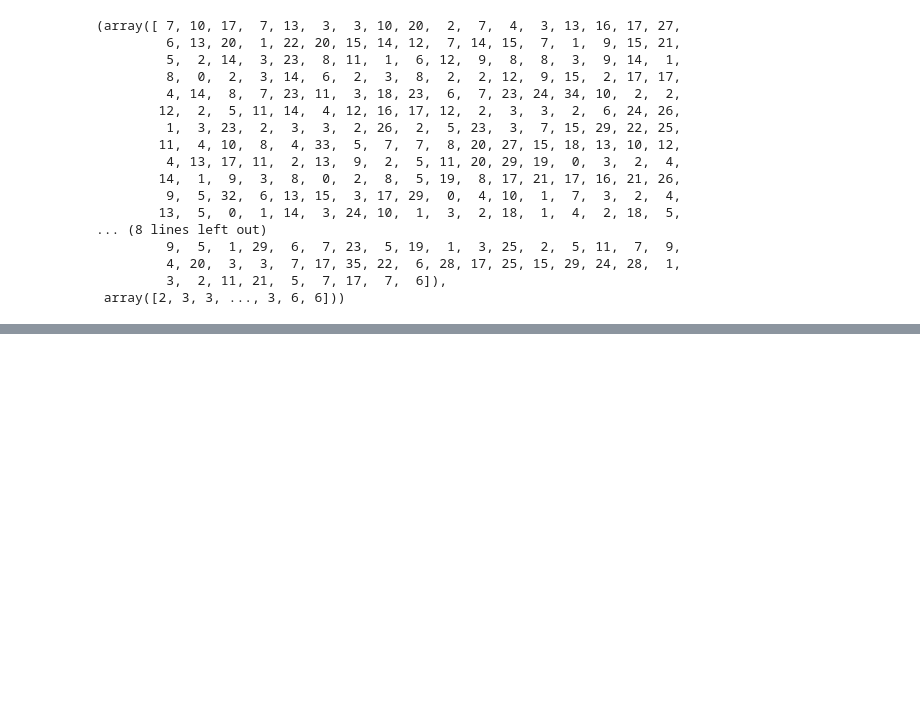
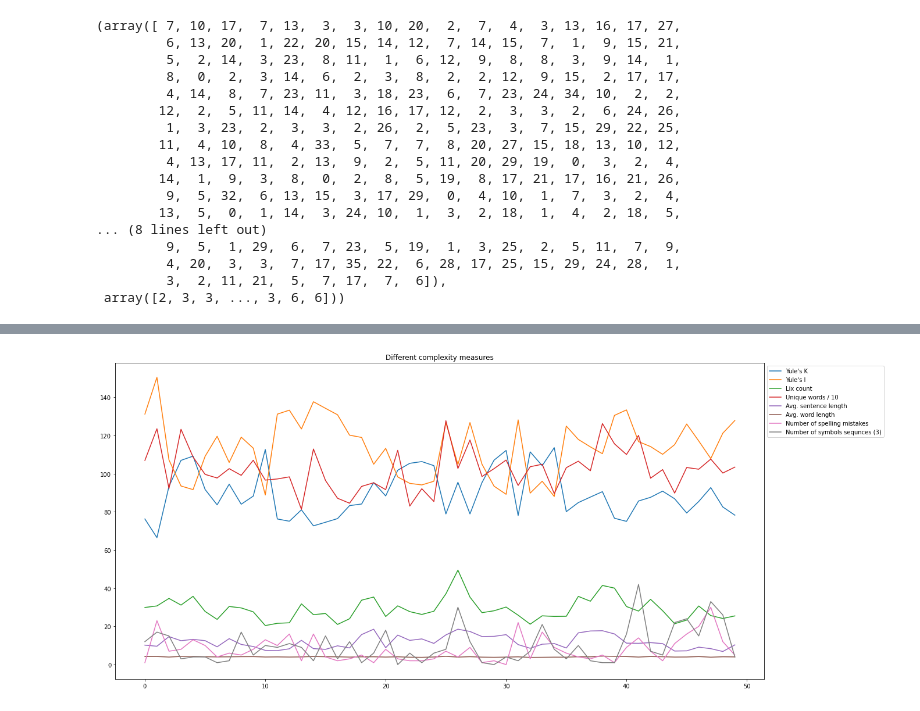
Before and after one commit to kroglkt/LP2, a Jupyter notebook: WordFrequency.ipynb, the cells around one changed output, grey strips where cells are left out. Cells and saved outputs as stored; diff of their text form; code cells hidden in the pictures; blank space fills up the shorter version.

```diff
--- a/WordFrequency.ipynb
+++ b/WordFrequency.ipynb
@@ -175,7 +161,7 @@ def chunk_replace(corpus):
 symwords = symbol2word(set(symbols))
 
 #DESTROY corpus by replacing symbols with their word.
-corpus = replace_symbols(symwords, corpus)
+#corpus = replace_symbols(symwords, corpus)
 # %%
 print("joining corpus...",rand_emot())
 tfidf_sym, sym_df = fit_tfidf([' '.join(x) for x in corpus])
@@ -263,5 +265,2 @@ def yules_k(text):
 # %%
 #I am not 100% sure I implemented Yule's K the right way.
-for i in corpus[:10]:
-    k,lix = yules_k(i), compute_lix(i)
-    print(k, lix, k-lix)
@@ -416,4 +402,9 @@ Reshape your data either using array.reshape(-1, 1) if your data has a single fe
 # %%
+def remove_symbols(text):
+    sentences = re.split('[\.+|!|?]', text)
+    sentences = [re.sub(r"[^\w]+", ' ', x) for x in sentences if len(x.strip()) != 0]
+    return ' '.join(sentences)
+
 def get_sent_word_length(text):
     #Function, which removes symbols and count words in sentence
     #Output: length of each sentence & length of each word
@@ -455,0 +516,36 @@ AttributeError: module 're' has no attribute 'strip'
+# %%
+#Pretty slow
+k_list = []
+i_list = []
+lix_list = []
+unique_list = []
+avg_sent_len_list = []
+avg_word_len_list = []
+num_of_spelling_mistakes = []
+num_of_symbol_sequences = []
+for i, text in enumerate(corpus[:50]):
+    k_list.append(get_yules(text)[0])
+    i_list.append(get_yules(text)[1])
+    lix_list.append(compute_lix(text))
+    unique_list.append(get_num_unique_words(text)/10)
+    sent_word = get_sent_word_length(text)
+    avg_sent_len_list.append(np.mean(sent_word[0]))
+    avg_word_len_list.append(np.mean(sent_word[1]))
+    num_of_spelling_mistakes.append(len(misspelled_words(text)))
+    num_of_symbol_sequences.append(len([x for x in symbols[i].split() if len(x)>3]))
+
+
+plt.plot(k_list, label="Yule's K")
+plt.plot(i_list, label="Yule's I")
+plt.plot(lix_list, label="Lix count")
+plt.plot(unique_list, label="Unique words / 10")
+plt.plot(avg_sent_len_list, label="Avg. sentence length")
+plt.plot(avg_word_len_list, label="Avg. word length")
+plt.plot(num_of_spelling_mistakes, label="Number of spelling mistakes")
+plt.plot(num_of_symbol_sequences, label="Number of symbols sequnces (3)")
+plt.title("Different complexity measures")
+plt.legend(bbox_to_anchor=(1,1), loc="upper left")
+plt.rcParams["figure.figsize"] = (20, 10)
+plt.show()
+# %% [output]
+[figure, added]
```
Also changed, not shown: parts of 30 cells of this notebook.
